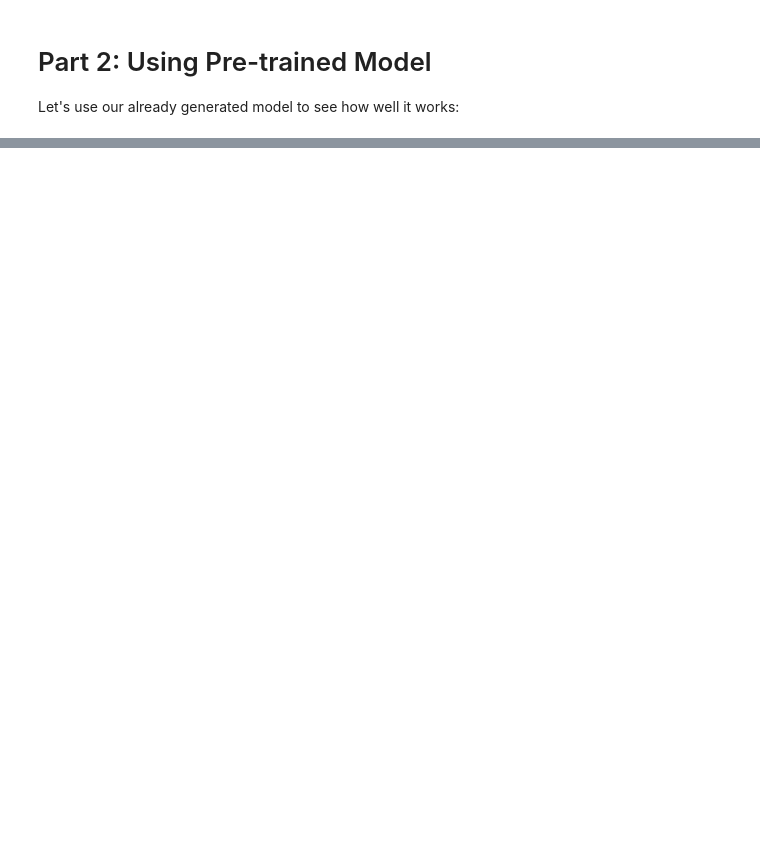
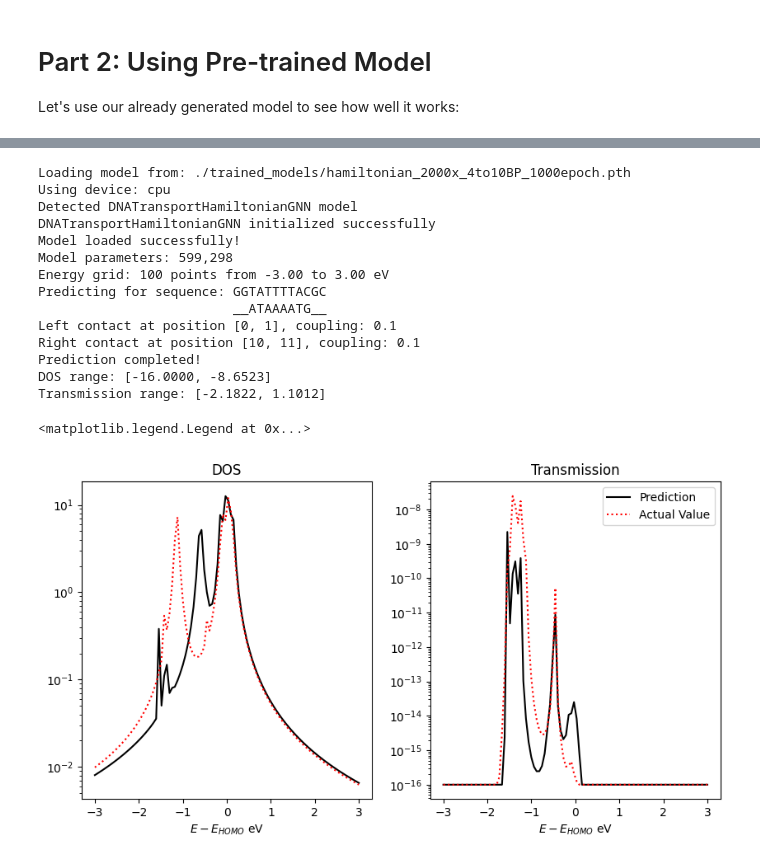
Before and after one commit to wliverno/G3NAT, a Jupyter notebook: Demo.ipynb, the cells around one changed output, grey strips where cells are left out. Drawn from its saved outputs; the diff is of its cells as text; code cells hidden in the pictures; blank space fills up the shorter version.

```diff
--- a/Demo.ipynb
+++ b/Demo.ipynb
@@ -160,0 +114,44 @@ DOS range: [0.0000, 0.0000]
+# %%
+# Or import and use
+from models import load_trained_model, predict_sequence
+
+# Load model
+model, energy_grid, device = load_trained_model("./trained_models/hamiltonian_2000x_4to10BP_1000epoch.pth")
+
+# Predict single sequence
+trans_pred, dos_pred = predict_sequence(
+    model,
+    sequence,
+    complement,
+    left_contact_positions=lCont,
+    right_contact_positions=rCont,
+    left_contact_coupling=contVal,
+    right_contact_coupling=contVal
+)
+
+fix, (ax1, ax2)= plt.subplots(1,2, figsize=(10,5))
+ax1.semilogy(energy_grid, 10**dos_pred, '-k', energy_grid, dos, ':r')
+ax1.set_title('DOS')
+ax1.set_xlabel(r'$E-E_{HOMO}$ eV')
+ax2.legend(['Prediction', 'Actual Value'])
+ax2.semilogy(energy_grid, 10**trans_pred, '-k', energy_grid, T, ':r')
+ax2.set_title('Transmission')
+ax2.set_xlabel(r'$E-E_{HOMO}$ eV')
+ax2.legend(['Prediction', 'Actual Value'])
+# %% [output]
+Loading model from: ./trained_models/hamiltonian_2000x_4to10BP_1000epoch.pth
+Using device: cpu
+Detected DNATransportHamiltonianGNN model
+DNATransportHamiltonianGNN initialized successfully
+Model loaded successfully!
+Model parameters: 599,298
+Energy grid: 100 points from -3.00 to 3.00 eV
+Predicting for sequence: GGTATTTTACGC
+                         __ATAAAATG__
+Left contact at position [0, 1], coupling: 0.1
+Right contact at position [10, 11], coupling: 0.1
+Prediction completed!
+DOS range: [-16.0000, -8.6523]
+Transmission range: [-2.1822, 1.1012]
+<matplotlib.legend.Legend at 0x...>
+[figure, added]
```
Also changed, not shown: parts of 7 cells of this notebook, 2 other files.
